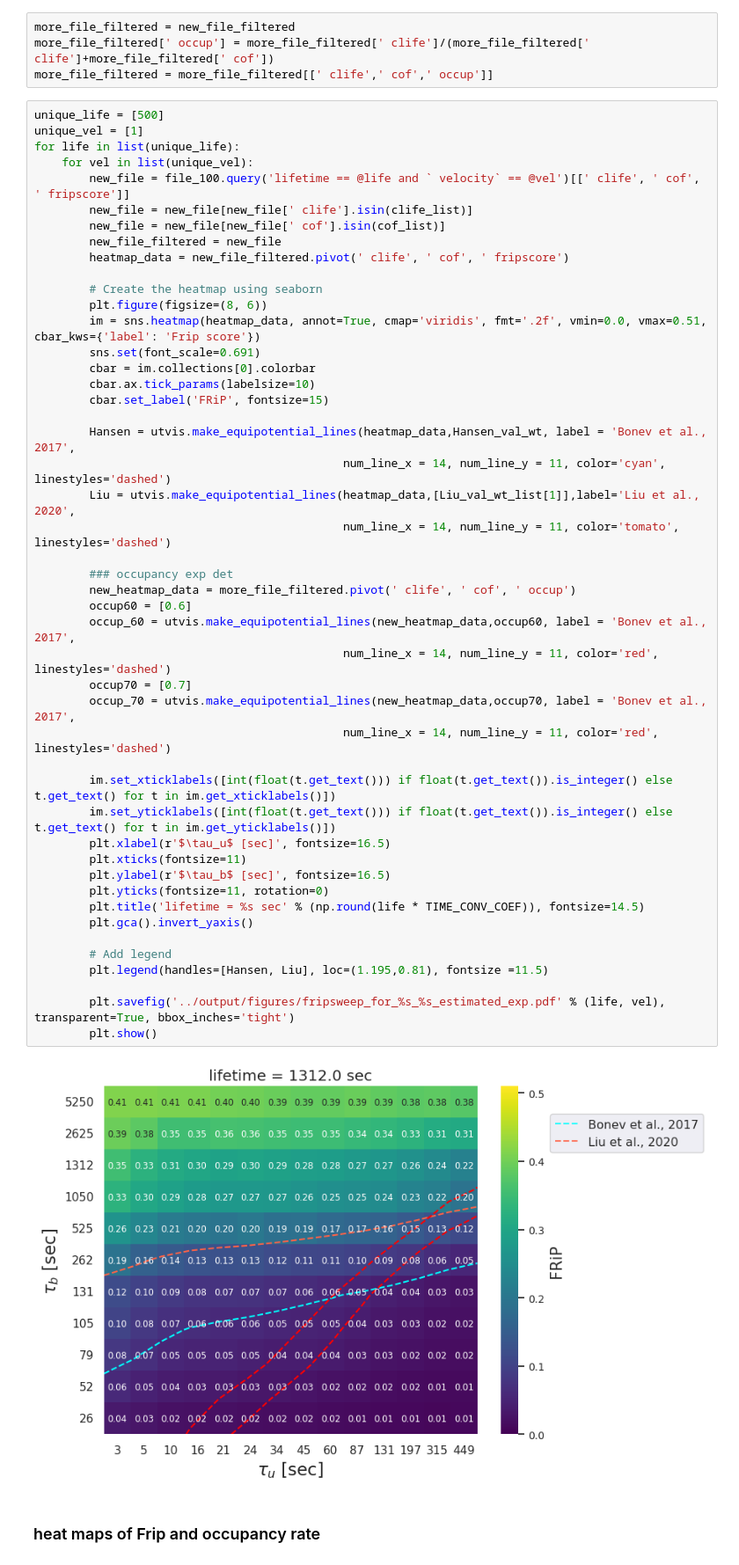
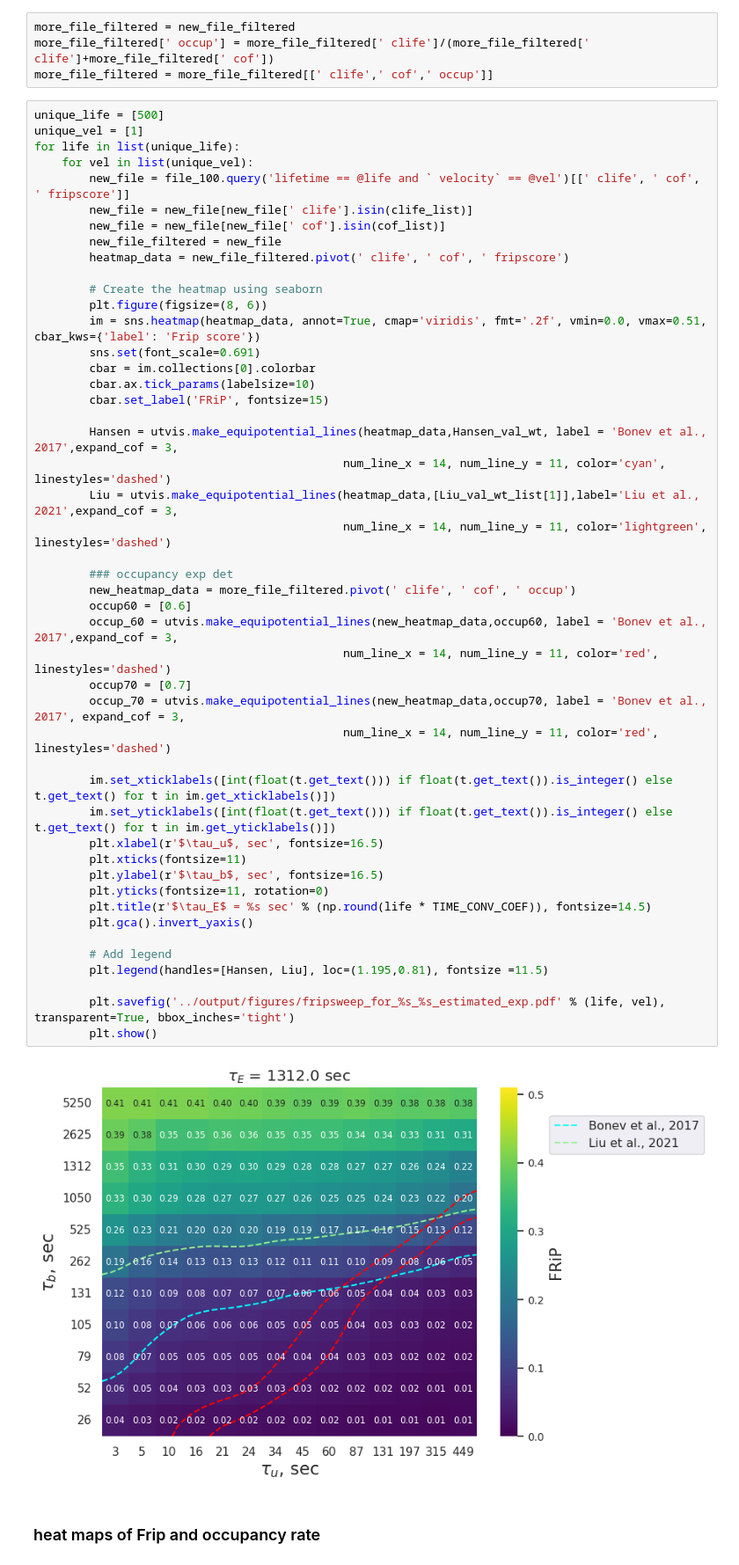
Before and after one commit to Fudenberg-Research-Group/dynamic_extrusion_boundaries, a Jupyter notebook: analysis/sweeps_map_frips.ipynb, the cells around one changed output. Shown at 88% size. Cells and saved outputs as stored; diff of their text form.

```diff
--- a/analysis/sweeps_map_frips.ipynb
+++ b/analysis/sweeps_map_frips.ipynb
@@ -108,42 +108,42 @@ for life in list(unique_life):
 
         # Create the heatmap using seaborn
         plt.figure(figsize=(8, 6))
         im = sns.heatmap(heatmap_data, annot=True, cmap='viridis', fmt='.2f', vmin=0.0, vmax=0.51, cbar_kws={'label': 'Frip score'})
         sns.set(font_scale=0.691)
         cbar = im.collections[0].colorbar
         cbar.ax.tick_params(labelsize=10)
         cbar.set_label('FRiP', fontsize=15)
 
-        Hansen = utvis.make_equipotential_lines(heatmap_data,Hansen_val_wt, label = 'Bonev et al., 2017',
+        Hansen = utvis.make_equipotential_lines(heatmap_data,Hansen_val_wt, label = 'Bonev et al., 2017',expand_cof = 3,
                                              num_line_x = 14, num_line_y = 11, color='cyan', linestyles='dashed')
-        Liu = utvis.make_equipotential_lines(heatmap_data,[Liu_val_wt_list[1]],label='Liu et al., 2020',
-                                             num_line_x = 14, num_line_y = 11, color='tomato', linestyles='dashed')
+        Liu = utvis.make_equipotential_lines(heatmap_data,[Liu_val_wt_list[1]],label='Liu et al., 2021',expand_cof = 3,
+                                             num_line_x = 14, num_line_y = 11, color='lightgreen', linestyles='dashed')
 
         ### occupancy exp det
         new_heatmap_data = more_file_filtered.pivot(' clife', ' cof', ' occup')
         occup60 = [0.6]
-        occup_60 = utvis.make_equipotential_lines(new_heatmap_data,occup60, label = 'Bonev et al., 2017',
+        occup_60 = utvis.make_equipotential_lines(new_heatmap_data,occup60, label = 'Bonev et al., 2017',expand_cof = 3,
                                              num_line_x = 14, num_line_y = 11, color='red', linestyles='dashed')
         occup70 = [0.7]
-        occup_70 = utvis.make_equipotential_lines(new_heatmap_data,occup70, label = 'Bonev et al., 2017',
+        occup_70 = utvis.make_equipotential_lines(new_heatmap_data,occup70, label = 'Bonev et al., 2017', expand_cof = 3,
                                              num_line_x = 14, num_line_y = 11, color='red', linestyles='dashed')
 
         im.set_xticklabels([int(float(t.get_text())) if float(t.get_text()).is_integer() else t.get_text() for t in im.get_xticklabels()])
         im.set_yticklabels([int(float(t.get_text())) if float(t.get_text()).is_integer() else t.get_text() for t in im.get_yticklabels()])
-        plt.xlabel(r'$\tau_u$ [sec]', fontsize=16.5)
+        plt.xlabel(r'$\tau_u$, sec', fontsize=16.5)
         plt.xticks(fontsize=11)
-        plt.ylabel(r'$\tau_b$ [sec]', fontsize=16.5)
+        plt.ylabel(r'$\tau_b$, sec', fontsize=16.5)
         plt.yticks(fontsize=11, rotation=0)
-        plt.title('lifetime = %s sec' % (np.round(life * TIME_CONV_COEF)), fontsize=14.5)
+        plt.title(r'$\tau_E$ = %s sec' % (np.round(life * TIME_CONV_COEF)), fontsize=14.5)
         plt.gca().invert_yaxis()
 
         # Add legend
         plt.legend(handles=[Hansen, Liu], loc=(1.195,0.81), fontsize =11.5)
 
         plt.savefig('../output/figures/fripsweep_for_%s_%s_estimated_exp.pdf' % (life, vel), transparent=True, bbox_inches='tight')
         plt.show()
 # %% [output]
-[figure, old version]
+[figure, new version]
 # %% [markdown]
 ### heat maps of Frip and occupancy rate
 # %%
```
Also changed, not shown: parts of 1 cell of this notebook.
